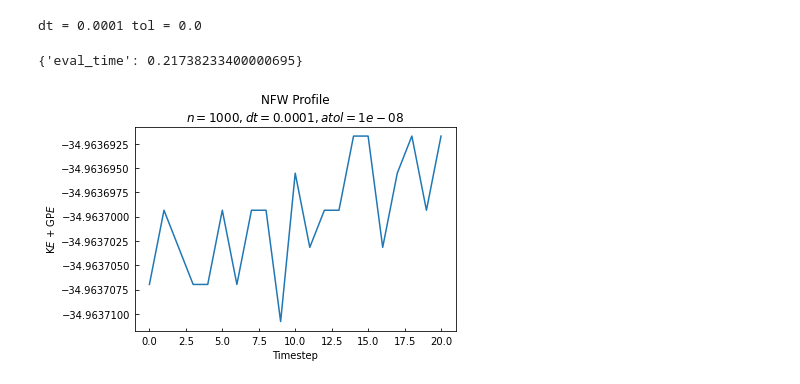
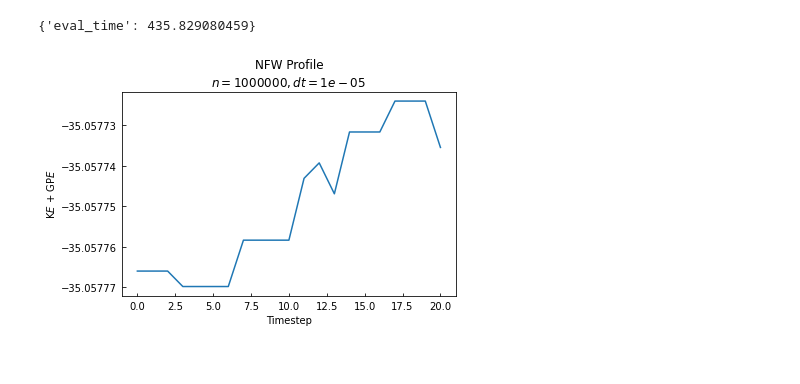
Before and after one commit to humz2k/PyCC, a Jupyter notebook: CheckEnergyNFW.ipynb, the cells around one changed output. Cells and saved outputs as stored; diff of their text form; code cells hidden in the pictures.

```diff
--- a/CheckEnergyNFW.ipynb
+++ b/CheckEnergyNFW.ipynb
@@ -19,24 +19,23 @@ def plot_pretty(dpi=200,fontsize=10):
 
 plot_pretty()
 # %%
-n = 1000
+n = 1000000
 G = 1
 rs = 1
 c = 1
 ps = 1
 Rvir = c*rs
 nsteps = 20
-atol = 1e-8
+atol = 1e-3
 
 df = PyCC.Distributions.NFW(n,rs,ps,c,100,1)
 particle_mass = df.loc[:,"mass"][0]
 # %%
-dt,tol = PyCC.find_timestep(df,1e-4,atol=atol,eps=0,G=1,precision="f4",accelerate=True)
-print("dt =",dt,"tol =",tol)
+#dt,tol = PyCC.find_timestep(df,1e-5,atol=atol,eps=0,G=1,precision="f4",accelerate=True)
+#print("dt =",dt,"tol =",tol)
+dt = 1e-5
-# %% [output]
-dt = 0.0001 tol = 0.0
 # %%
-outdf,stats = PyCC.evaluate(df,nsteps,0,1,dt,precision="f4",accelerate=False)
+outdf,stats = PyCC.evaluate(df,nsteps,0,1,dt,precision="f4",accelerate=True)
 print(stats)
 
 out = PyCC.outdf2numpy(outdf)
@@ -51,4 +50,4 @@ gpe_tot = np.sum(gpes,axis=1).flatten()/2
 
 tot = ke_tot + gpe_tot
 # %% [output]
-{'eval_time': 0.21738233400000695}
+{'eval_time': 435.829080459}
@@ -55,11 +56,11 @@ tot = ke_tot + gpe_tot
 # %%
 plt.plot(tot)
-plt.title("NFW Profile\n" + r"$n=" + str(n) + r",dt=" + str(dt) + r",atol=" + str(atol) + r"$")
+plt.title("NFW Profile\n" + r"$n=" + str(n) + r",dt=" + str(dt) + r"$")
 plt.ticklabel_format(axis='both',useOffset=False)
 plt.xlabel("Timestep")
 plt.ylabel(r"K$E$ + GP$E$")
 plt.tight_layout()
-#plt.savefig("NFW_n100000_steps200.jpg")
+plt.savefig("NFW_n1000000_steps20.jpg")
 plt.show()
 # %% [output]
-[figure, old version]
+[figure, new version]
```
Also changed, not shown: parts of 1 cell of this notebook, 6 other files.
